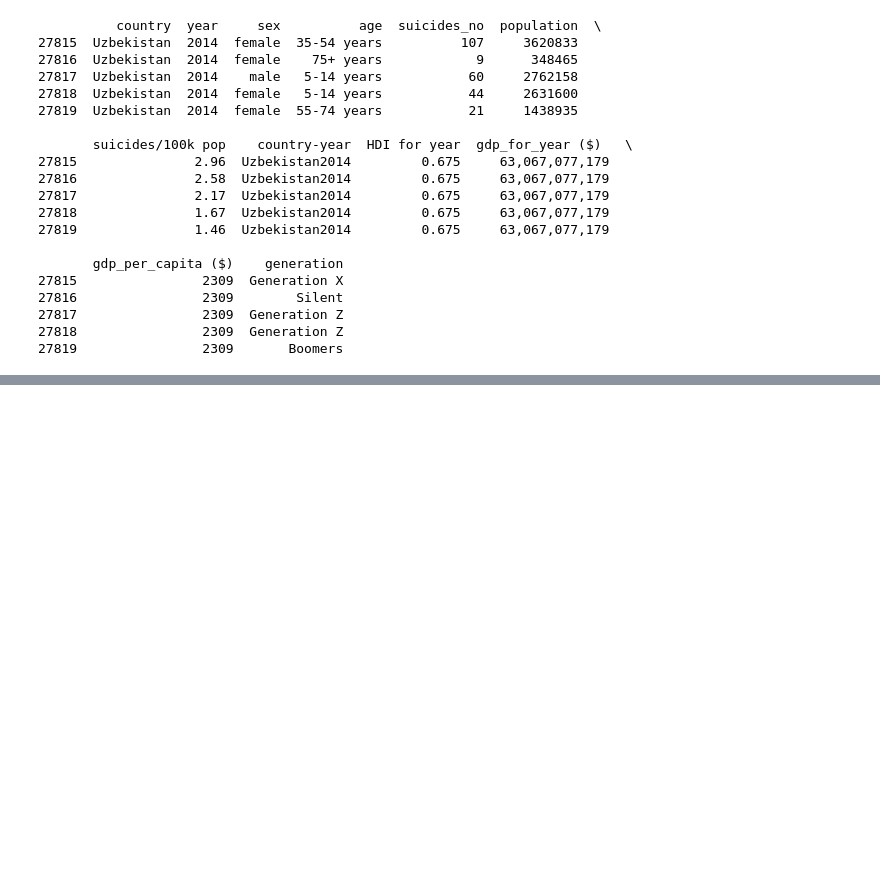
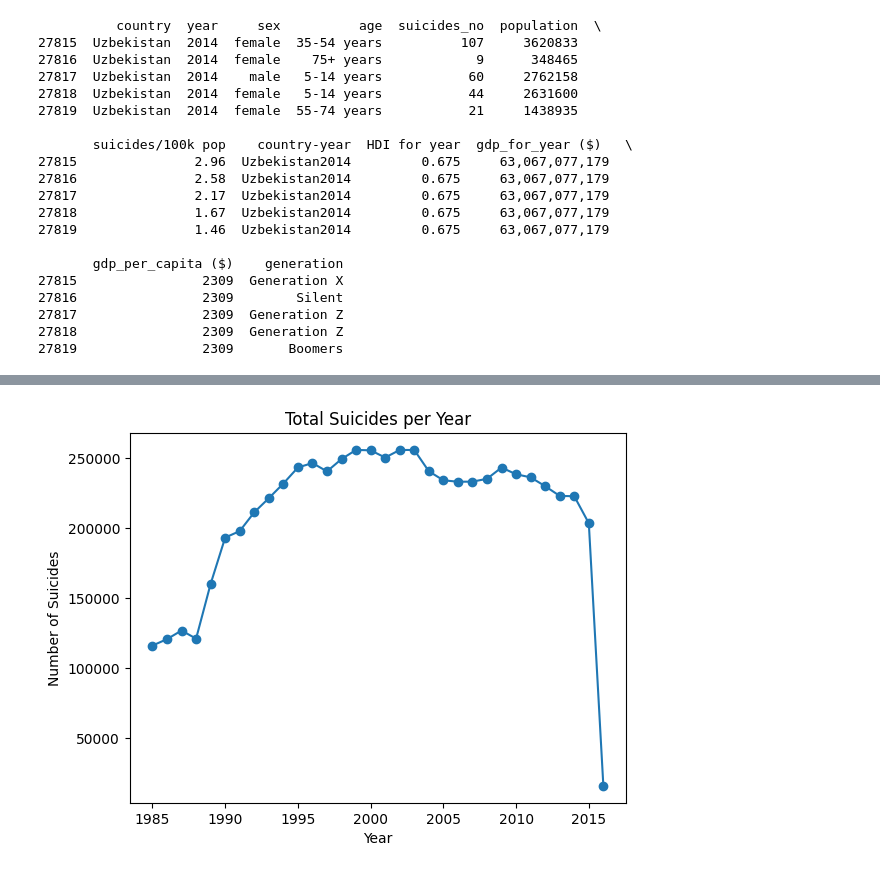
Before and after one commit to ESET0132/Basic-Tech-Training, a Jupyter notebook: Python/Day2/day2.ipynb, the cells around one changed output, grey strips where cells are left out. Saved outputs shown, nothing was run; the diff lists cells and outputs as text; code cells hidden in the pictures; blank space fills up the shorter version.

```diff
--- a/Python/Day2/day2.ipynb
+++ b/Python/Day2/day2.ipynb
@@ -105,0 +143,10 @@ print(df.tail())
+# %%
+df = pd.read_csv('Suicide_data.csv')
+# %%
+df_year = df.groupby('year')['suicides_no'].sum()
+df_year.plot(kind='line', marker='o', title='Total Suicides per Year')
+plt.xlabel('Year')
+plt.ylabel('Number of Suicides')
+plt.show()
+# %% [output]
+[figure, added]
```
Also changed, not shown: parts of 10 cells of this notebook.
